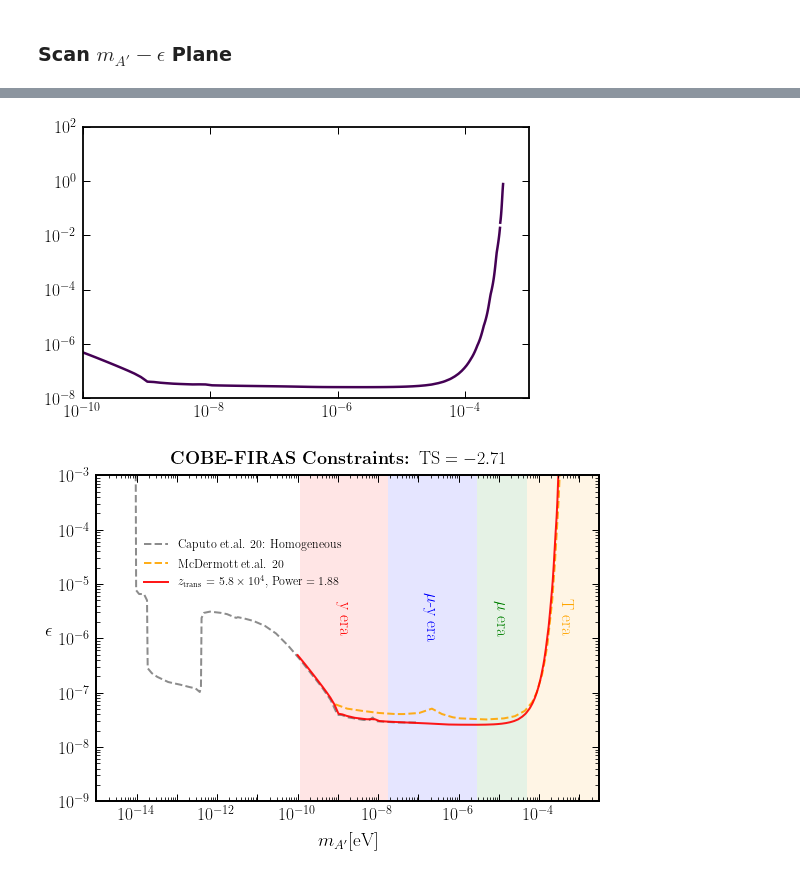
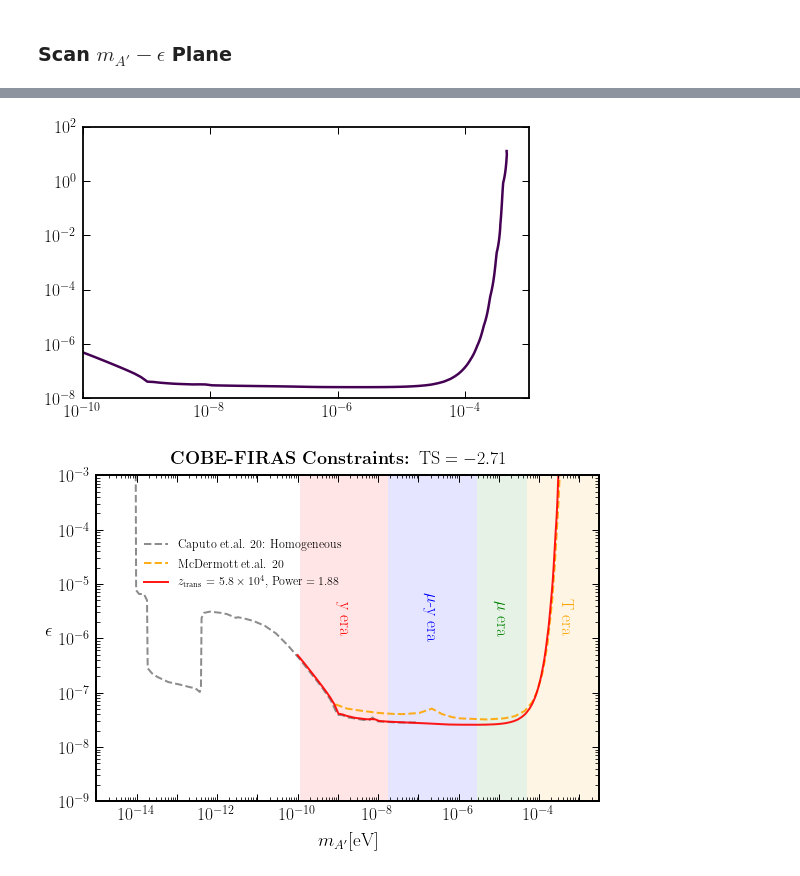
Before and after one commit to GiorgiArsenadze/Shaping-Dark-Photon-Spectral-Distortions, a Jupyter notebook: notebooks/main_calc.ipynb, the cells around one changed output, grey strips where cells are left out. Drawn from its saved outputs; the diff is of its cells as text; code cells hidden in the pictures.

```diff
--- a/notebooks/main_calc.ipynb
+++ b/notebooks/main_calc.ipynb
@@ -592,28 +620,28 @@ for j in tqdm_notebook(range(0, len(m_Ap_ary_greens))):
 # %%
 
 # Delta 95%CL, From PDG Statistics
 TS_choose = 2.71
-
+TS_Reg = 0.001
 import matplotlib.cm as cm
 
 X_plt, Y_plt     = np.meshgrid( m_Ap_ary_greens, eps_ary_greens )
-Z_plt_M          = np.log10( TS_2Dary_greens )
+Z_plt_M          = np.log10( TS_2Dary_greens +TS_Reg )
 
 plt.figure(figsize=(8,5))
 
 
 plt.xscale('log')
 plt.yscale('log')
 
 CS_M  = plt.contour(X_plt, Y_plt, Z_plt_M,  levels = [ np.log10(TS_choose) ])
 
 
 Greens_trans_5p8e4_1p88  = np.transpose(CS_M.collections[0].get_paths()[0].vertices )
 
 # Create a sample dataframe
-df_Greens_trans_5p8e4_1p88 = pd.DataFrame(freestreaming_trans)
+df_Greens_trans_5p8e4_1p88 = pd.DataFrame(Greens_trans_5p8e4_1p88)
 
 # Save the dataframe to a CSV file
 df_Greens_trans_5p8e4_1p88.to_csv('../data/Greens_trans_5p8e4_1p88.csv', index=False)
 # %% [output]
-[figure, old version]
+[figure, new version]
```
Also changed, not shown: parts of 7 cells of this notebook, 5 other files.
